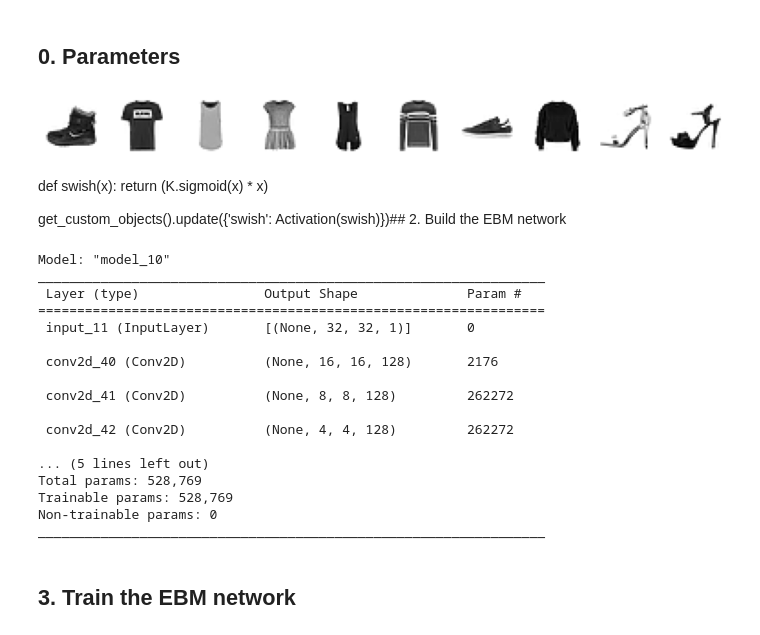
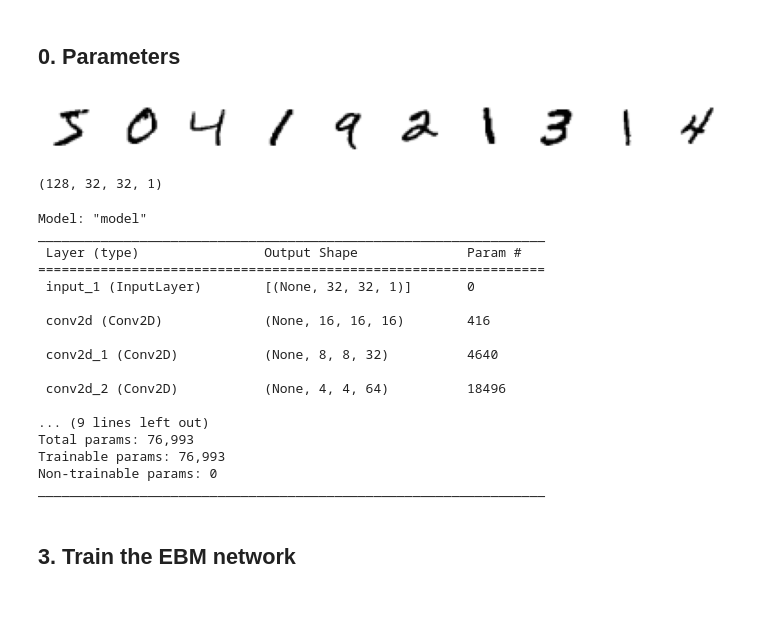
Before and after one commit to davidADSP/Generative_Deep_Learning_2nd_Edition, a Jupyter notebook: notebooks/ebm/demo/train.ipynb, the cells around one changed output. Cells and saved outputs as stored; diff of their text form; code cells hidden in the pictures; blank space fills up the shorter version.

```diff
--- a/notebooks/ebm/demo/train.ipynb
+++ b/notebooks/ebm/demo/train.ipynb
@@ -44,3 +47,3 @@ EPOCHS = 300
 # %%
 # Load the data
-(x_train, _), (_, _) = keras.datasets.fashion_mnist.load_data()
+(x_train, _), (x_test, _) = keras.datasets.mnist.load_data()
@@ -60,38 +64,43 @@ x_train = preprocess(x_train)
+# %%
+x_train = tf.data.Dataset.from_tensor_slices(x_train).batch(BATCH_SIZE)
+x_test = tf.data.Dataset.from_tensor_slices(x_test).batch(BATCH_SIZE)
 # %%
 # Show some items of clothing from the training set
-display(x_train)
+train_sample = sample_batch(x_train)
+display(train_sample)
 # %% [output]
-[figure, old version]
+[figure, new version]
-# %% [markdown]
-def swish(x):
-    return (K.sigmoid(x) * x)
-
-get_custom_objects().update({'swish': Activation(swish)})## 2. Build the EBM network <a name="build"></a>
+# %%
+train_sample.shape
+# %% [output]
+(128, 32, 32, 1)
 # %%
 ebm_input = keras.layers.Input(shape=(IMAGE_SIZE, IMAGE_SIZE, CHANNELS))
-x = keras.layers.Conv2D(128, kernel_size=4, strides=2, padding="same", activation = keras.activations.swish)(ebm_input)
-x = keras.layers.Conv2D(128, kernel_size=4, strides=2, padding="same", activation = keras.activations.swish)(x)
-x = keras.layers.Conv2D(128, kernel_size=4, strides=2, padding="same", activation = keras.activations.swish)(x)
-x = keras.layers.Conv2D(1, kernel_size=4, strides=1, padding="valid")(x)
-ebm_output =  keras.layers.Flatten()(x)
+x = keras.layers.Conv2D(16, kernel_size=5, strides=2, padding="same", activation = keras.activations.swish)(ebm_input)
+x = keras.layers.Conv2D(32, kernel_size=3, strides=2, padding="same", activation = keras.activations.swish)(x)
+x = keras.layers.Conv2D(64, kernel_size=3, strides=2, padding="same", activation = keras.activations.swish)(x)
+x = keras.layers.Conv2D(64, kernel_size=3, strides=2, padding="same", activation = keras.activations.swish)(x)
+x =  keras.layers.Flatten()(x)
+x = keras.layers.Dense(64, activation = keras.activations.swish)(x)
+ebm_output = keras.layers.Dense(1)(x)
 ebm_model = keras.Model(ebm_input, ebm_output)
 ebm_model.summary()
 # %% [output]
-Model: "model_10"
+Model: "model"
 _________________________________________________________________
  Layer (type)                Output Shape              Param #
 =================================================================
- input_11 (InputLayer)       [(None, 32, 32, 1)]       0
+ input_1 (InputLayer)        [(None, 32, 32, 1)]       0
 
- conv2d_40 (Conv2D)          (None, 16, 16, 128)       2176
+ conv2d (Conv2D)             (None, 16, 16, 16)        416
 
- conv2d_41 (Conv2D)          (None, 8, 8, 128)         262272
+ conv2d_1 (Conv2D)           (None, 8, 8, 32)          4640
 
- conv2d_42 (Conv2D)          (None, 4, 4, 128)         262272
+ conv2d_2 (Conv2D)           (None, 4, 4, 64)          18496
 
-... (5 lines left out)
-Total params: 528,769
-Trainable params: 528,769
+... (9 lines left out)
+Total params: 76,993
+Trainable params: 76,993
 Non-trainable params: 0
 _________________________________________________________________
 # %%
```
Also changed, not shown: parts of 11 cells of this notebook, 1 other file.
